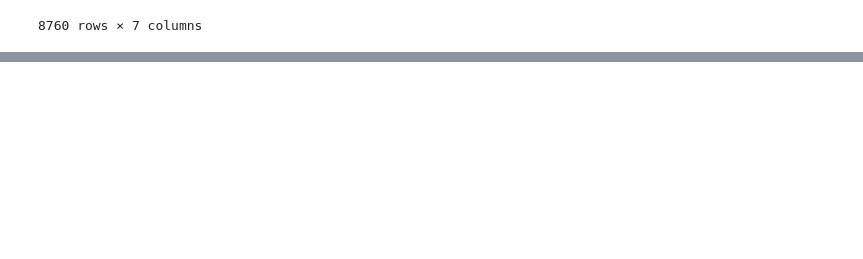
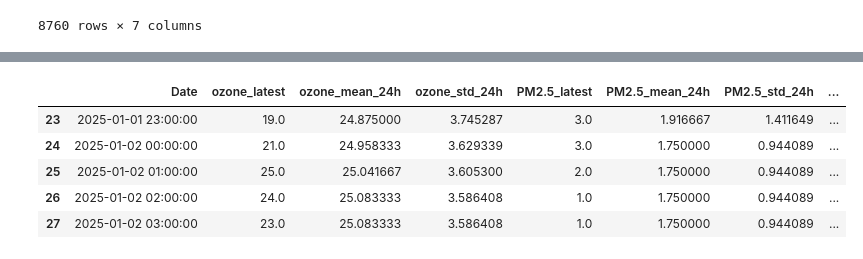
Before and after one commit to Durian20/CSE-780-Assignment-2, a Jupyter notebook: assign2.ipynb, the cells around one changed output, grey strips where cells are left out. Cells and saved outputs as stored; diff of their text form; code cells hidden in the pictures; blank space fills up the shorter version.

```diff
--- a/assign2.ipynb
+++ b/assign2.ipynb
@@ -420,0 +533,9 @@ merge
+# %%
+model_data.head()
+# %% [output]
+|  | Date | ozone_latest | ozone_mean_24h | ozone_std_24h | PM2.5_latest | PM2.5_mean_24h | PM2.5_std_24h | ... |
+| 23 | 2025-01-01 23:00:00 | 19.0 | 24.875000 | 3.745287 | 3.0 | 1.916667 | 1.411649 | ... |
+| 24 | 2025-01-02 00:00:00 | 21.0 | 24.958333 | 3.629339 | 3.0 | 1.750000 | 0.944089 | ... |
+| 25 | 2025-01-02 01:00:00 | 25.0 | 25.041667 | 3.605300 | 2.0 | 1.750000 | 0.944089 | ... |
+| 26 | 2025-01-02 02:00:00 | 24.0 | 25.083333 | 3.586408 | 1.0 | 1.750000 | 0.944089 | ... |
+| 27 | 2025-01-02 03:00:00 | 23.0 | 25.083333 | 3.586408 | 1.0 | 1.750000 | 0.944089 | ... |
```
Also changed, not shown: parts of 11 cells of this notebook.
